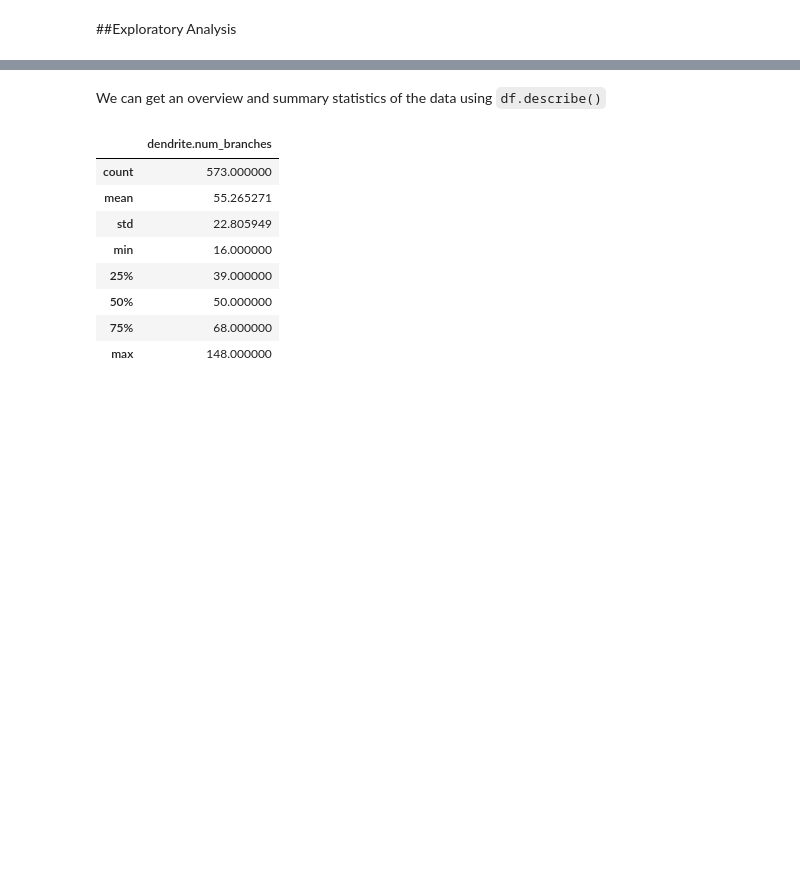
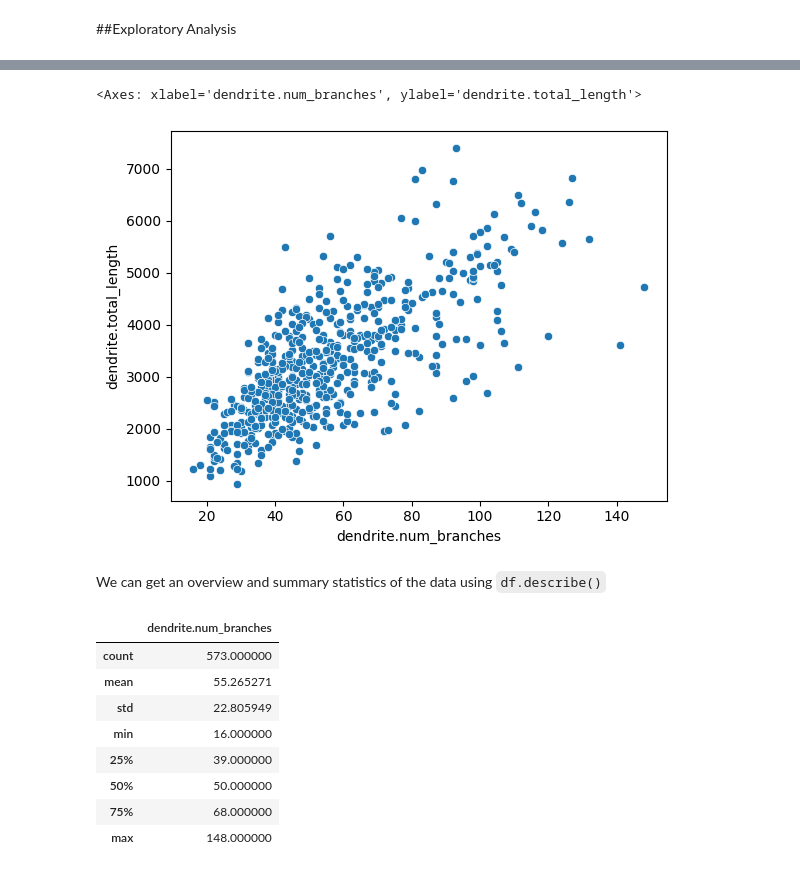
Before and after one commit to rcs-science-research/Dendritic-Branching-GSEA, a Jupyter notebook: Dendritic_Branching_Associated_Pathways_GSEA.ipynb, the cells around one changed output, grey strips where cells are left out. Drawn from its saved outputs; the diff is of its cells as text; code cells hidden in the pictures; blank space fills up the shorter version.

```diff
--- a/Dendritic_Branching_Associated_Pathways_GSEA.ipynb
+++ b/Dendritic_Branching_Associated_Pathways_GSEA.ipynb
@@ -84,3 +107,8 @@ Index(['0610005C13Rik', '0610006L08Rik', '0610007P14Rik', '0610009B22Rik',
+# %%
+sns.scatterplot(x=cell_data["dendrite.num_branches"], y=cell_data["dendrite.total_length"])
+# %% [output]
+<Axes: xlabel='dendrite.num_branches', ylabel='dendrite.total_length'>
+[figure, added]
 # %% [markdown]
 We can get an overview and summary statistics of the data using `df.describe()`
 # %%
```
Also changed, not shown: parts of 69 cells of this notebook.
